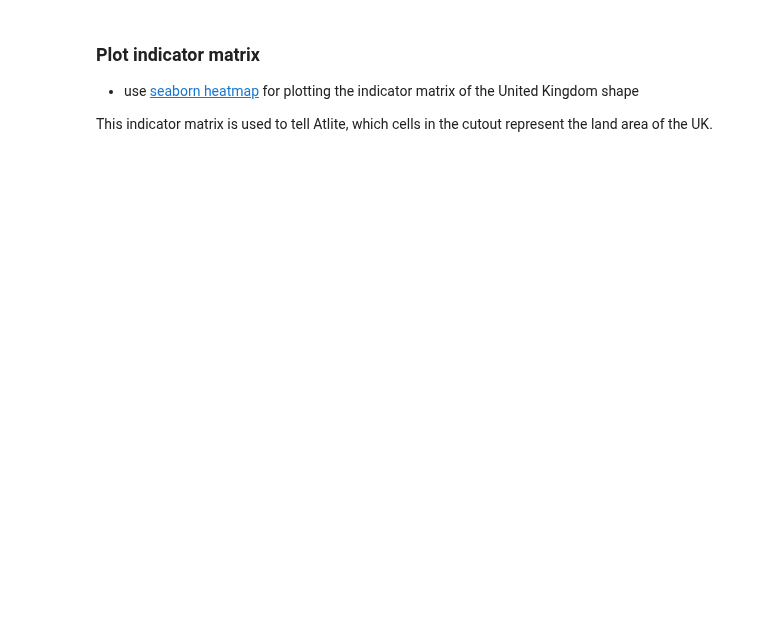
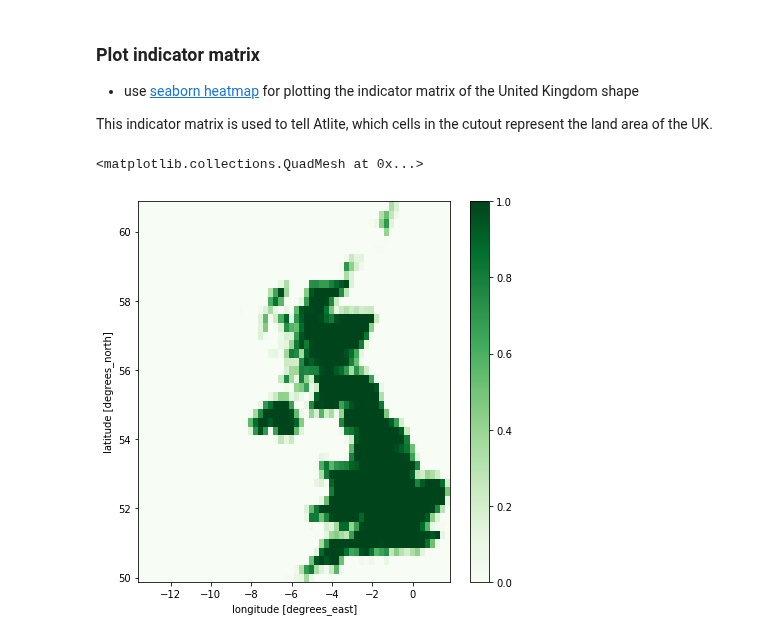
Before and after one commit to PyPSA/atlite, a Jupyter notebook: examples/plotting_with_atlite.ipynb, the cells around one changed output. Cells and saved outputs as stored; diff of their text form; code cells hidden in the pictures; blank space fills up the shorter version.

```diff
--- a/examples/plotting_with_atlite.ipynb
+++ b/examples/plotting_with_atlite.ipynb
@@ -220,5 +259,11 @@ This indicator matrix is used to tell Atlite, which cells in the cutout represen
 # %%
 fig, ax = plt.subplots(figsize=(7, 7))
 indicator_matrix_ir = cutout.indicatormatrix(UkIr)[0]
-ax = sns.heatmap(indicator_matrix_ir.toarray().reshape(cutout.shape), cmap='Greens')
-ax.set(xlabel='Minor cell index', ylabel='Major cell index')
+
+indicator_matrix_ir = xr.DataArray(indicator_matrix_ir.toarray().reshape(cutout.shape),
+                                   dims=['lat','lon'],
+                                   coords=[cutout.coords['lat'], cutout.coords['lon']])
+indicator_matrix_ir.plot(cmap="Greens", ax=ax)
+# %% [output]
+<matplotlib.collections.QuadMesh at 0x...>
+[figure, added]
```
Also changed, not shown: parts of 7 cells of this notebook.
